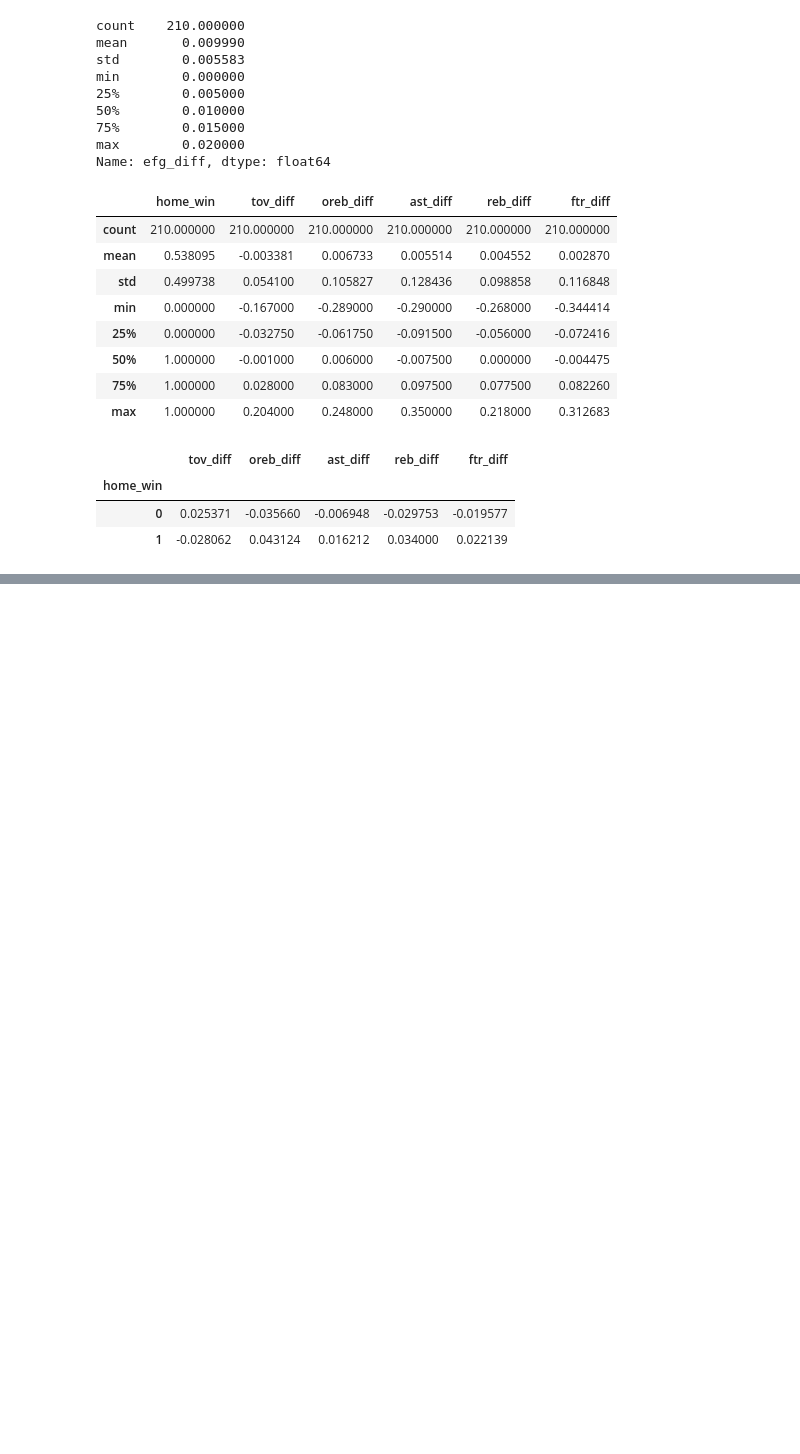
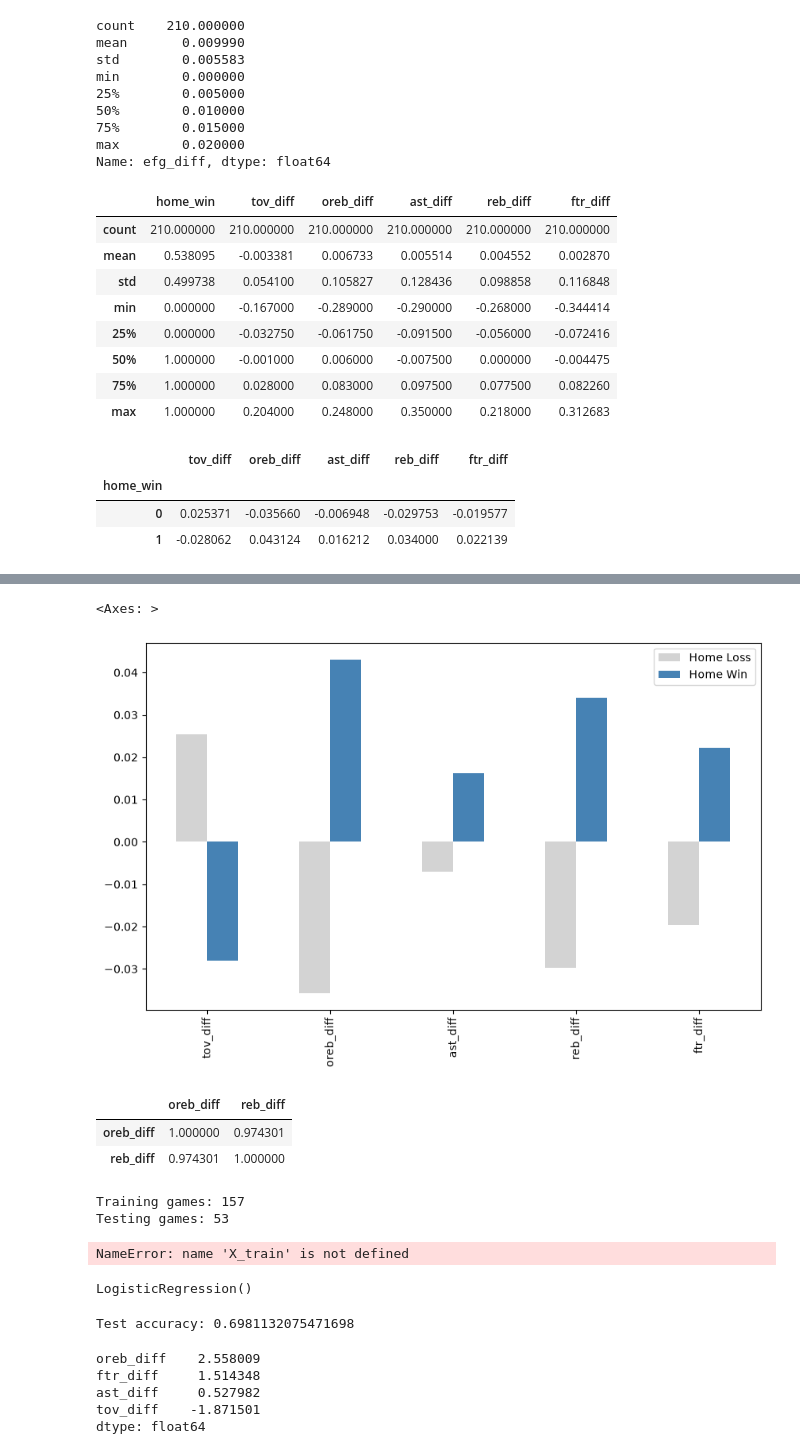
Before and after one commit to timreeg/nba-winning-without-outshooting, a Jupyter notebook: notebooks/01_data_exploration.ipynb, the cells around one changed output, grey strips where cells are left out. Saved outputs shown, nothing was run; the diff lists cells and outputs as text; code cells hidden in the pictures; blank space fills up the shorter version.

Commit message:
Add initial model and project analysis

```diff
--- a/notebooks/01_data_exploration.ipynb
+++ b/notebooks/01_data_exploration.ipynb
@@ -483,0 +533,58 @@ close_shooting.to_csv(
+# %%
+plot_data.plot(
+    kind="bar",
+    figsize=(10, 6),
+    color=["lightgray", "steelblue"]
+)
+# %% [output]
+<Axes: >
+[figure, added]
+# %%
+close_shooting[["oreb_diff", "reb_diff"]].corr()
+# %% [output]
+|  | oreb_diff | reb_diff |
+| oreb_diff | 1.000000 | 0.974301 |
+| reb_diff | 0.974301 | 1.000000 |
+# %%
+from sklearn.model_selection import train_test_split
+
+x = close_shooting[
+    ["tov_diff", "oreb_diff", "ast_diff", "ftr_diff"]
+]
+
+y = close_shooting["home_win"]
+
+x_train, x_test, y_train, y_test = train_test_split(
+    x, y, test_size=.25, random_state=42, stratify=y )
+
+print("Training games:", len(x_train))
+print("Testing games:", len(x_test))
+# %% [output]
+Training games: 157
+Testing games: 53
+# %%
+print("Training games:", len(X_train))
+print("Testing games:", len(X_test))
+# %% [output]
+NameError: name 'X_train' is not defined
+# %%
+from sklearn.linear_model import LogisticRegression
+model = LogisticRegression()
+model.fit(x_train, y_train)
+# %% [output]
+LogisticRegression()
+# %%
+accuracy = model.score(x_test, y_test)
+
+print("Test accuracy:", accuracy)
+# %% [output]
+Test accuracy: 0.6981132075471698
+# %%
+coefficients = pd.Series ( model.coef_[0], index=x.columns )
+coefficients.sort_values(ascending=False)
+# %% [output]
+oreb_diff    2.558009
+ftr_diff     1.514348
+ast_diff     0.527982
+tov_diff    -1.871501
+dtype: float64
```
Also changed, not shown: parts of 7 cells of this notebook, 2 other files.
